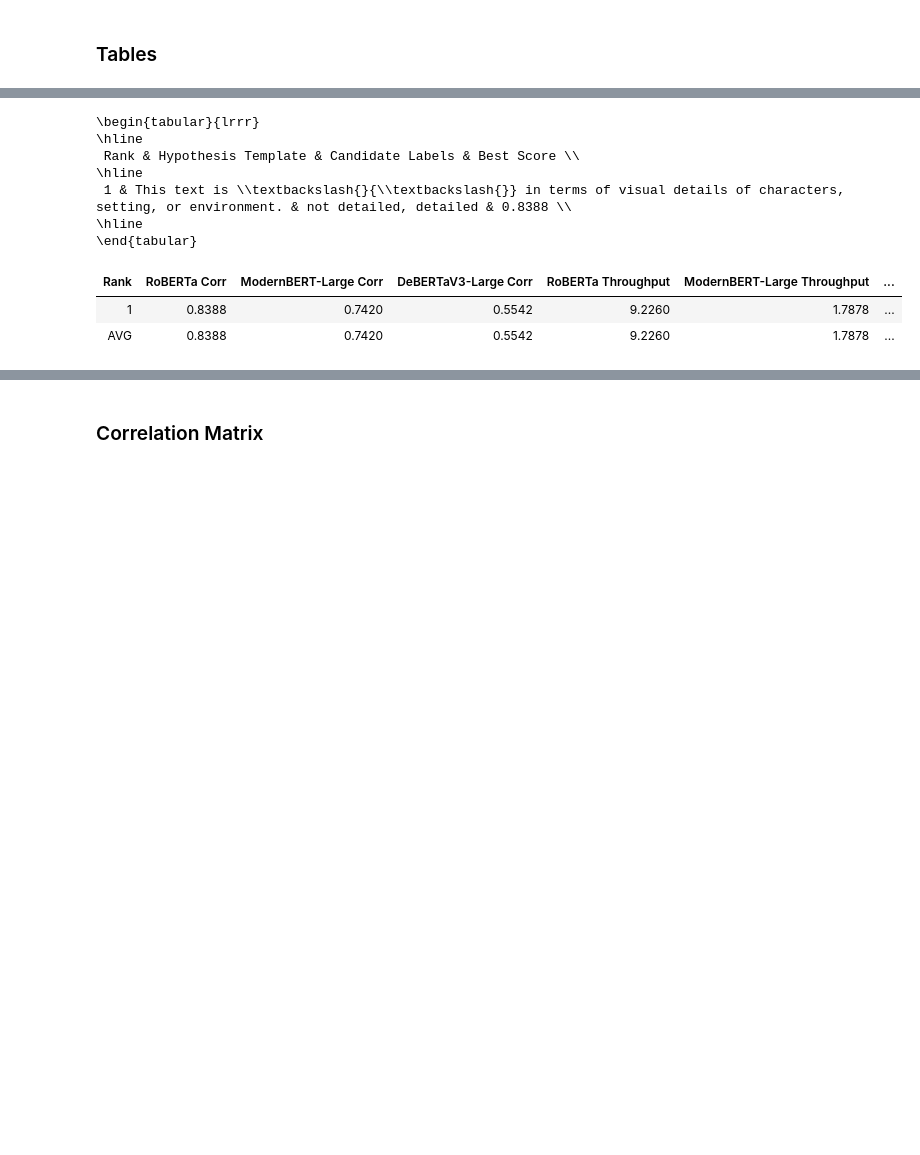
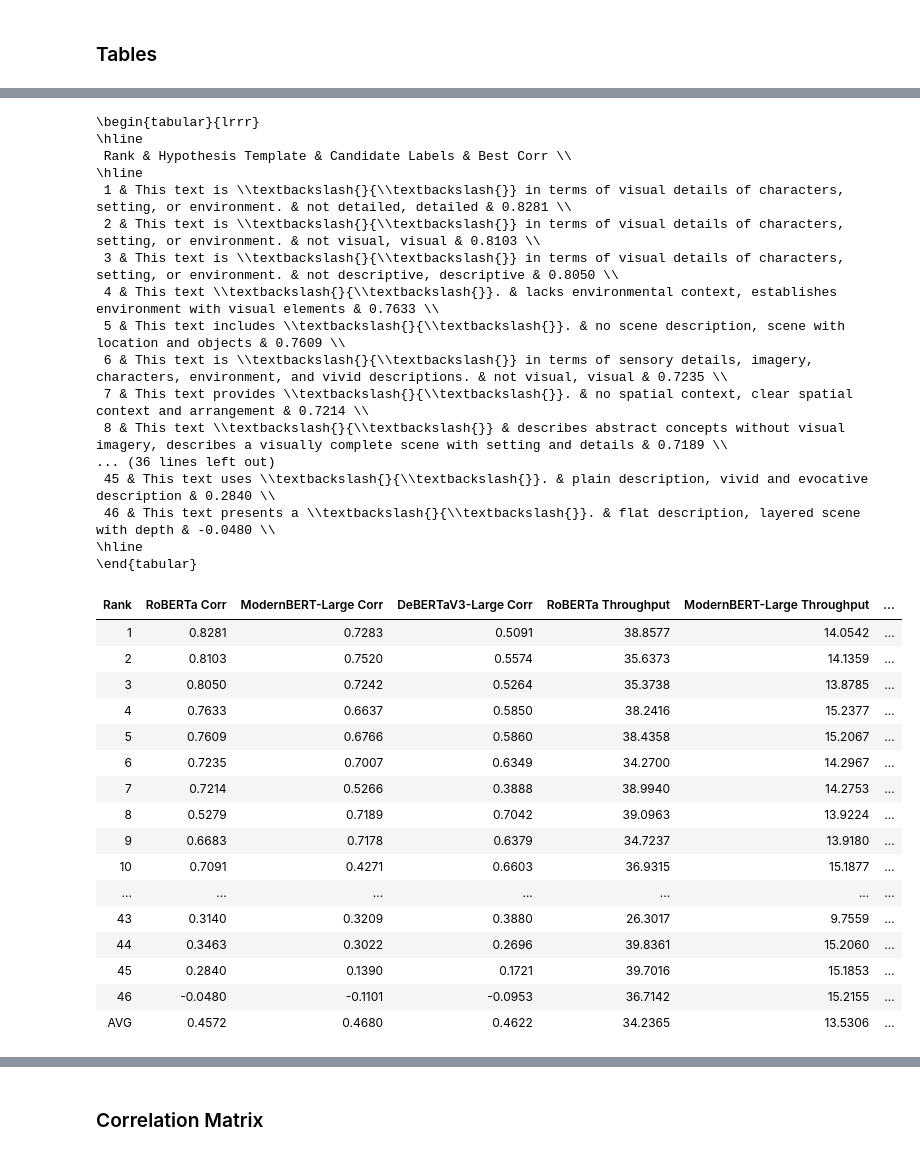
Before and after one commit to itzTerra/vis-desc, a Jupyter notebook: modules/lab/src/evaluation/nli/nli.ipynb, the cells around one changed output, grey strips where cells are left out. Cells and saved outputs as stored; diff of their text form; code cells hidden in the pictures; blank space fills up the shorter version.

```diff
--- a/modules/lab/src/evaluation/nli/nli.ipynb
+++ b/modules/lab/src/evaluation/nli/nli.ipynb
@@ -62,8 +35,11 @@ SELECTED_DIR = METRICS_DIR
 files = sorted(SELECTED_DIR.glob("*.json"))
 items = load_metric_files(files)
 
+# Load train/test data for combined correlation computation
+df_train, df_test = load_train_test_data(DATA_DIR)
+
 # Clean, simple notebook code
-df_a, latex_a, df_b, latex_b, bold_cols = prepare_nli_tables(items)
+df_a, latex_a, df_b, latex_b, bold_cols = prepare_nli_tables(items, df_train, df_test)
 
 # Display Table A
 display(
@@ -83,13 +74,37 @@ print(latex_b)
 \begin{tabular}{lrrr}
 \hline
- Rank & Hypothesis Template & Candidate Labels & Best Score \\
+ Rank & Hypothesis Template & Candidate Labels & Best Corr \\
 \hline
- 1 & This text is \\textbackslash{}{\\textbackslash{}} in terms of visual details of characters, setting, or environment. & not detailed, detailed & 0.8388 \\
+ 1 & This text is \\textbackslash{}{\\textbackslash{}} in terms of visual details of characters, setting, or environment. & not detailed, detailed & 0.8281 \\
+ 2 & This text is \\textbackslash{}{\\textbackslash{}} in terms of visual details of characters, setting, or environment. & not visual, visual & 0.8103 \\
+ 3 & This text is \\textbackslash{}{\\textbackslash{}} in terms of visual details of characters, setting, or environment. & not descriptive, descriptive & 0.8050 \\
+ 4 & This text \\textbackslash{}{\\textbackslash{}}. & lacks environmental context, establishes environment with visual elements & 0.7633 \\
+ 5 & This text includes \\textbackslash{}{\\textbackslash{}}. & no scene description, scene with location and objects & 0.7609 \\
+ 6 & This text is \\textbackslash{}{\\textbackslash{}} in terms of sensory details, imagery, characters, environment, and vivid descriptions. & not visual, visual & 0.7235 \\
+ 7 & This text provides \\textbackslash{}{\\textbackslash{}}. & no spatial context, clear spatial context and arrangement & 0.7214 \\
+ 8 & This text \\textbackslash{}{\\textbackslash{}} & describes abstract concepts without visual imagery, describes a visually complete scene with setting and details & 0.7189 \\
+... (36 lines left out)
+ 45 & This text uses \\textbackslash{}{\\textbackslash{}}. & plain description, vivid and evocative description & 0.2840 \\
+ 46 & This text presents a \\textbackslash{}{\\textbackslash{}}. & flat description, layered scene with depth & -0.0480 \\
 \hline
 \end{tabular}
 | Rank | RoBERTa Corr | ModernBERT-Large Corr | DeBERTaV3-Large Corr | RoBERTa Throughput | ModernBERT-Large Throughput | ... |
-| 1 | 0.8388 | 0.7420 | 0.5542 | 9.2260 | 1.7878 | ... |
-| AVG | 0.8388 | 0.7420 | 0.5542 | 9.2260 | 1.7878 | ... |
+| 1 | 0.8281 | 0.7283 | 0.5091 | 38.8577 | 14.0542 | ... |
+| 2 | 0.8103 | 0.7520 | 0.5574 | 35.6373 | 14.1359 | ... |
+| 3 | 0.8050 | 0.7242 | 0.5264 | 35.3738 | 13.8785 | ... |
+| 4 | 0.7633 | 0.6637 | 0.5850 | 38.2416 | 15.2377 | ... |
+| 5 | 0.7609 | 0.6766 | 0.5860 | 38.4358 | 15.2067 | ... |
+| 6 | 0.7235 | 0.7007 | 0.6349 | 34.2700 | 14.2967 | ... |
+| 7 | 0.7214 | 0.5266 | 0.3888 | 38.9940 | 14.2753 | ... |
+| 8 | 0.5279 | 0.7189 | 0.7042 | 39.0963 | 13.9224 | ... |
+| 9 | 0.6683 | 0.7178 | 0.6379 | 34.7237 | 13.9180 | ... |
+| 10 | 0.7091 | 0.4271 | 0.6603 | 36.9315 | 15.1877 | ... |
+| ... | ... | ... | ... | ... | ... | ... |
+| 43 | 0.3140 | 0.3209 | 0.3880 | 26.3017 | 9.7559 | ... |
+| 44 | 0.3463 | 0.3022 | 0.2696 | 39.8361 | 15.2060 | ... |
+| 45 | 0.2840 | 0.1390 | 0.1721 | 39.7016 | 15.1853 | ... |
+| 46 | -0.0480 | -0.1101 | -0.0953 | 36.7142 | 15.2155 | ... |
+| AVG | 0.4572 | 0.4680 | 0.4622 | 34.2365 | 13.5306 | ... |
 \begin{tabular}{lrrrrrr}
 \hline
  Rank & RoBERTa Corr & ModernBERT-Large Corr & DeBERTaV3-Large Corr & RoBERTa Throughput & ModernBERT-Large Throughput & DeBERTaV3-Large Throughput \\
```
Also changed, not shown: parts of 13 cells of this notebook, 57 other files.
